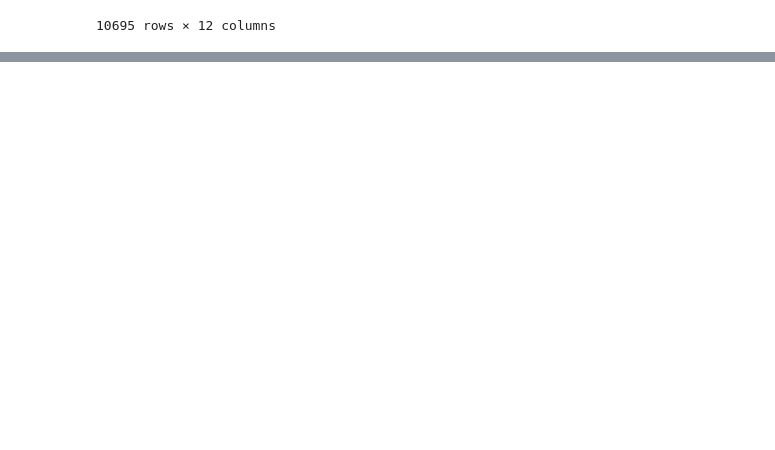
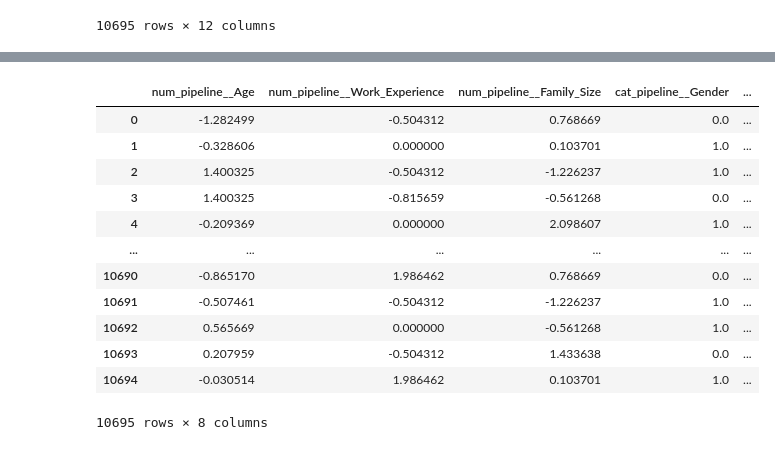
Before and after one commit to Abhikkumar619/Customer_segmentation_project, a Jupyter notebook: research/Experiment.ipynb, the cells around one changed output, grey strips where cells are left out. Cells and saved outputs as stored; diff of their text form; code cells hidden in the pictures; blank space fills up the shorter version.

```diff
--- a/research/Experiment.ipynb
+++ b/research/Experiment.ipynb
@@ -27,0 +123,17 @@ pd.DataFrame(list(collection.find()))
+# %%
+num_pipeline=Pipeline(
+    steps=[
+        ("imputer",SimpleImputer()),
+        ("scaler",StandardScaler())
+    ]
+)
+# %%
+cat_pipeline=Pipeline([
+    ( 'imputer',SimpleImputer(strategy='most_frequent')),
+    ( 'onehot',OrdinalEncoder(categories=[Gender, Ever_Married, Graduated, Profession, Spending_Score]))
+])
+# %%
+preprocessor=ColumnTransformer([
+    ("num_pipeline",num_pipeline,numerical_col),
+     ("cat_pipeline",cat_pipeline,categorical_col)
+])
@@ -27,0 +160,18 @@ pd.DataFrame(list(collection.find()))
+# %%
+data_df=pd.DataFrame(preprocessor.fit_transform(data), columns=preprocessor.get_feature_names_out())
+# %%
+data_df
+# %% [output]
+|  | num_pipeline__Age | num_pipeline__Work_Experience | num_pipeline__Family_Size | cat_pipeline__Gender | ... |
+| 0 | -1.282499 | -0.504312 | 0.768669 | 0.0 | ... |
+| 1 | -0.328606 | 0.000000 | 0.103701 | 1.0 | ... |
+| 2 | 1.400325 | -0.504312 | -1.226237 | 1.0 | ... |
+| 3 | 1.400325 | -0.815659 | -0.561268 | 0.0 | ... |
+| 4 | -0.209369 | 0.000000 | 2.098607 | 1.0 | ... |
+| ... | ... | ... | ... | ... | ... |
+| 10690 | -0.865170 | 1.986462 | 0.768669 | 0.0 | ... |
+| 10691 | -0.507461 | -0.504312 | -1.226237 | 1.0 | ... |
+| 10692 | 0.565669 | 0.000000 | -0.561268 | 1.0 | ... |
+| 10693 | 0.207959 | -0.504312 | 1.433638 | 0.0 | ... |
+| 10694 | -0.030514 | 1.986462 | 0.103701 | 1.0 | ... |
+10695 rows × 8 columns
```
Also changed, not shown: parts of 33 cells of this notebook, 7 other files.
